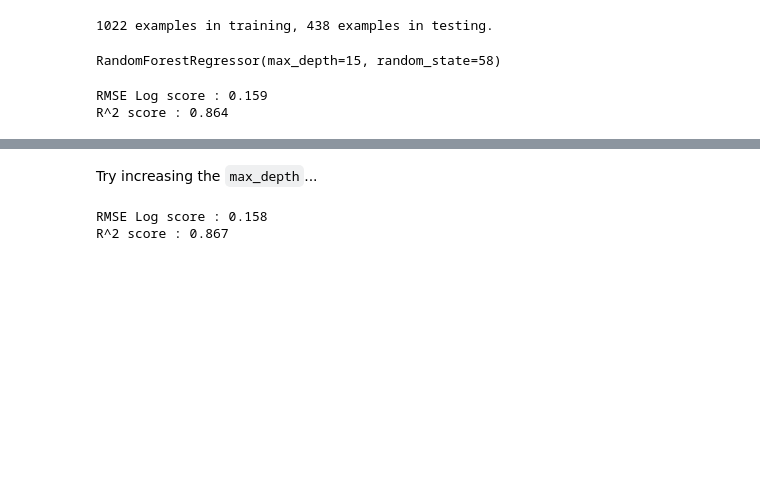
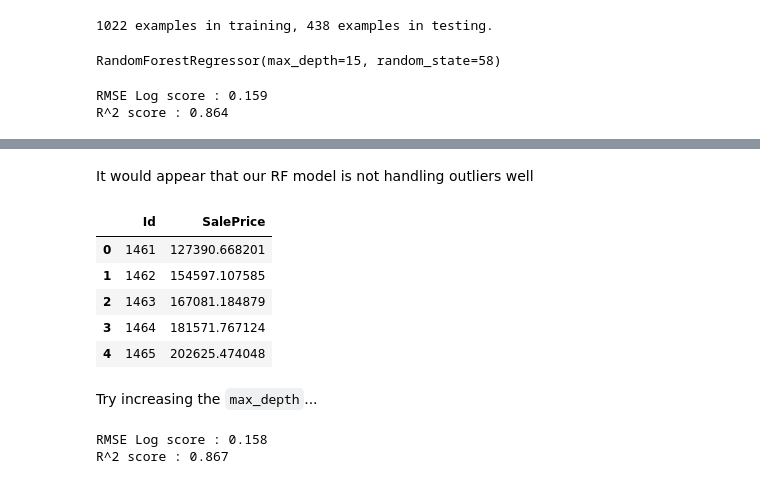
Before and after one commit to peterdobbs77/daily-datascience, a Jupyter notebook: housing_price_predictor/housing_price_predictions.ipynb, the cells around one changed output, grey strips where cells are left out. Cells and saved outputs as stored; diff of their text form; code cells hidden in the pictures; blank space fills up the shorter version.

```diff
--- a/housing_price_predictor/housing_price_predictions.ipynb
+++ b/housing_price_predictor/housing_price_predictions.ipynb
@@ -197,3 +230,24 @@ R^2 score : 0.864
+# %% [markdown]
+It would appear that our RF model is not handling outliers well
+# %%
+# evaluate the model against the test data and output the result
+df_test = pd.read_csv('./data/test.csv')
+
+X_test = df_test[X_train_ds_pd.columns]
+
+y_pred_test = rf_reg.predict(X_test)
+
+proposed_submission = pd.DataFrame({"Id": df_test['Id'], "SalePrice": y_pred_test})
+proposed_submission.to_csv('proposed_submission.csv', index=False)
+
+proposed_submission.head()
+# %% [output]
+|  | Id | SalePrice |
+| 0 | 1461 | 127390.668201 |
+| 1 | 1462 | 154597.107585 |
+| 2 | 1463 | 167081.184879 |
+| 3 | 1464 | 181571.767124 |
+| 4 | 1465 | 202625.474048 |
 # %% [markdown]
 Try increasing the `max_depth`...
 # %%
```
Also changed, not shown: parts of 2 cells of this notebook, 1 other file.
